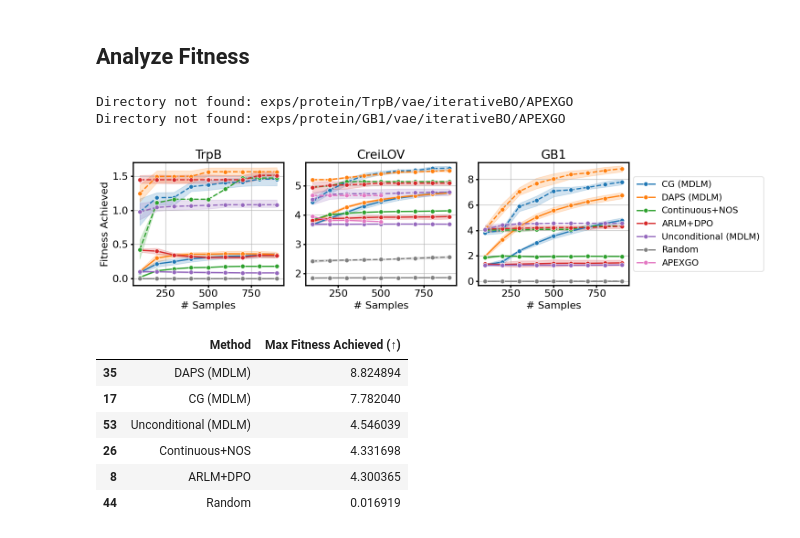
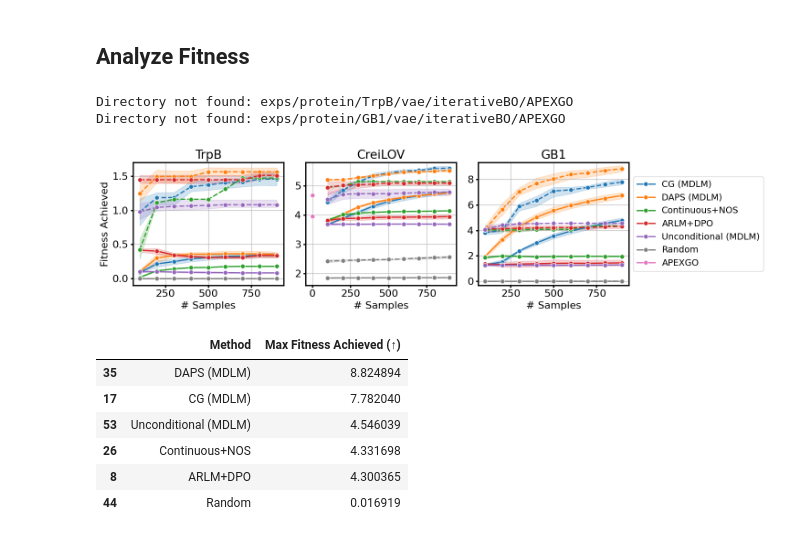
Before and after one commit to Komod0D/SGPO, a Jupyter notebook: analysis.ipynb, the cells around one changed output. Saved outputs shown, nothing was run; the diff lists cells and outputs as text; code cells hidden in the pictures.

```diff
--- a/analysis.ipynb
+++ b/analysis.ipynb
@@ -1241,7 +1241,7 @@ for i, protein in enumerate(proteins):
                         df = pd.read_csv(os.path.join(path, file))
                         df["method"] = "APEXGO"
                         #subtract 1 from the round column
-                        df["round"] = df["round"] - 1
+                        #f["round"] = df["round"] - 1
                         dfs.append(df)
                 apexgo_df = pd.concat(dfs)
                 all_dfs.append(apexgo_df)
@@ -1364,34 +1364,34 @@ for i, protein in enumerate(proteins):
                 plt.ylim(-0.3, 9.3)
                 plt.xlabel("# Samples")
 
             if counter > 1:
                 plt.ylabel("")
             else:
                 plt.ylabel("Fitness Achieved")
 
             # if k == 0:
             #     plt.ylabel("Fitness Achieved")
             # else:
             #     plt.ylabel("")
             #     plt.gca().set_yticklabels([])
             #     if counter == 1:
             #         plt.title("max 4 mutations")
             #     else:
             #         plt.title("unconstrained")
 
             #plt.ylabel("")
             # if counter in [2,4]:
             #     plt.ylabel("")
             # else:
             #     plt.ylabel(protein + " Fitness")
             plt.grid()
 
     plt.tight_layout()
     #plt.savefig(f"figures/{algo}.svg")
 # %% [output]
 Directory not found: exps/protein/TrpB/vae/iterativeBO/APEXGO
 Directory not found: exps/protein/GB1/vae/iterativeBO/APEXGO
-[figure, old version]
+[figure, new version]
 # %%
 #groupby mean of repeat
 grouped = max_df.groupby(["method", "round"]).mean().reset_index()
```
Also changed, not shown: 1 other file.
